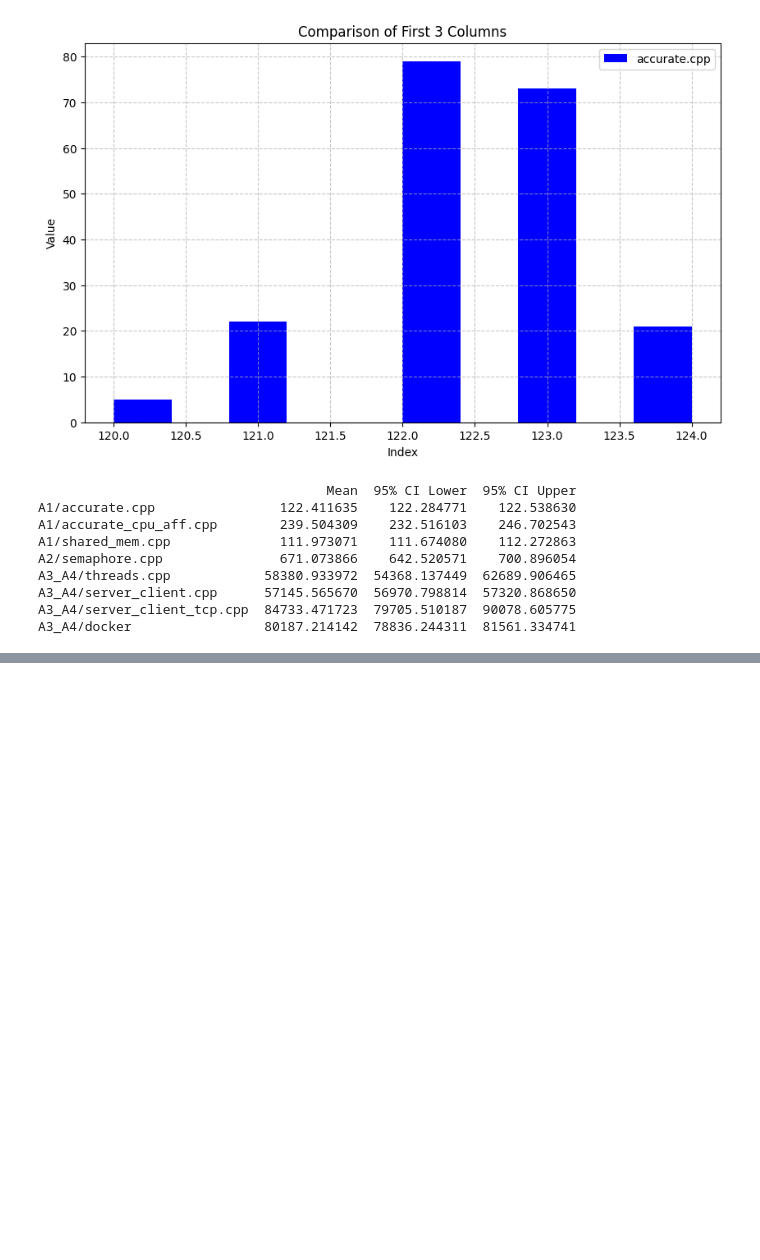
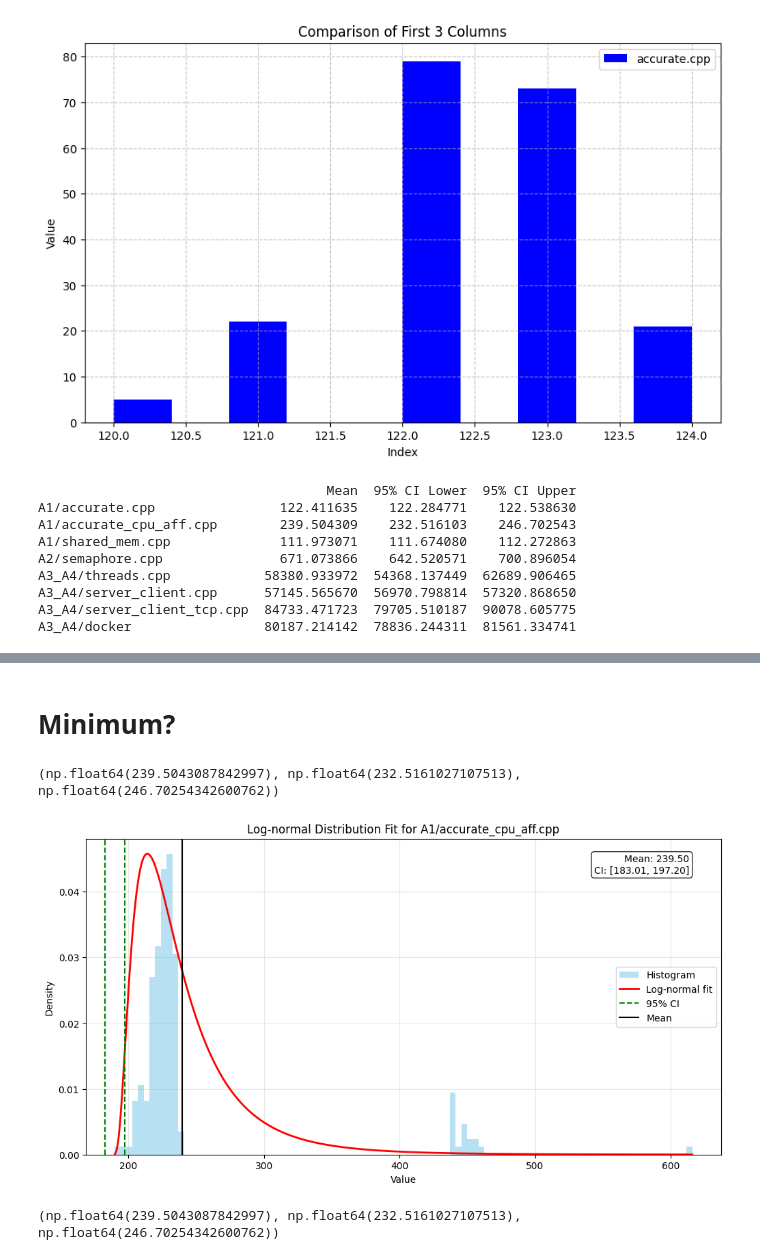
Before and after one commit to kilianbartz/bs_ueb2, a Jupyter notebook: plot.ipynb, the cells around one changed output, grey strips where cells are left out. Saved outputs shown, nothing was run; the diff lists cells and outputs as text; code cells hidden in the pictures; blank space fills up the shorter version.

```diff
--- a/plot.ipynb
+++ b/plot.ipynb
@@ -157,0 +225,73 @@ print(np.max(data))
+# %% [markdown]
+# Minimum?
+# %%
+import numpy as np
+import matplotlib.pyplot as plt
+from scipy import stats
+
+CASE = 1
+
+# Get the first column
+data = df.iloc[:, CASE]
+column_name = df.columns[CASE]
+
+# Calculate log-normal parameters
+log_data = np.log(data)
+shape, loc, scale = stats.lognorm.fit(data)
+
+# Calculate 95% CI using the percentile method
+ci = calculate_lognormal_ci(data)
+print(ci)
+mean = ci[0]
+
+lower_diff = mean - ci[1]
+upper_diff = ci[2] - mean
+
+data_min = min(data)
+ci_for_min = [data_min - lower_diff, data_min + upper_diff]
+
+# Create x values for plotting the distribution
+x = np.linspace(min(data), max(data), 1000)
+pdf_lognorm = stats.lognorm.pdf(x, shape, loc, scale)
+
+# Create the plot
+plt.figure(figsize=(12, 6))
+
+# Plot histogram and get the maximum height for scaling
+hist, bins, _ = plt.hist(data, bins=100, density=True, alpha=0.6, color='skyblue', label='Histogram')
+max_height = max(hist)
+
+# Scale the PDF to match the histogram height
+pdf_lognorm = pdf_lognorm * (max_height / max(pdf_lognorm))
+
+# Plot the scaled fitted log-normal distribution
+plt.plot(x, pdf_lognorm, 'r-', lw=2, label='Log-normal fit')
+
+# Add vertical lines for CI
+plt.axvline(ci_for_min[0], color='g', linestyle='--', label='95% CI')
+plt.axvline(ci_for_min[1], color='g', linestyle='--')
+
+# Add mean line
+plt.axvline(mean, color='k', linestyle='-', label='Mean')
+
+# Customize the plot
+plt.xlabel('Value')
+plt.ylabel('Density')
+plt.title(f'Log-normal Distribution Fit for {column_name}')
+plt.legend()
+plt.grid(True, alpha=0.3)
+
+# Add text box with statistics
+stats_text = f'Mean: {mean:.2f}\nCI: [{ci_for_min[0]:.2f}, {ci_for_min[1]:.2f}]'
+plt.text(0.95, 0.95, stats_text,
+         transform=plt.gca().transAxes,
+         verticalalignment='top',
+         horizontalalignment='right',
+         bbox=dict(boxstyle='round', facecolor='white', alpha=0.8))
+
+plt.show()
+print(ci)
+# %% [output]
+(np.float64(239.5043087842997), np.float64(232.5161027107513), np.float64(246.70254342600762))
+[figure, added]
+(np.float64(239.5043087842997), np.float64(232.5161027107513), np.float64(246.70254342600762))
```
Also changed, not shown: parts of 4 cells of this notebook.
